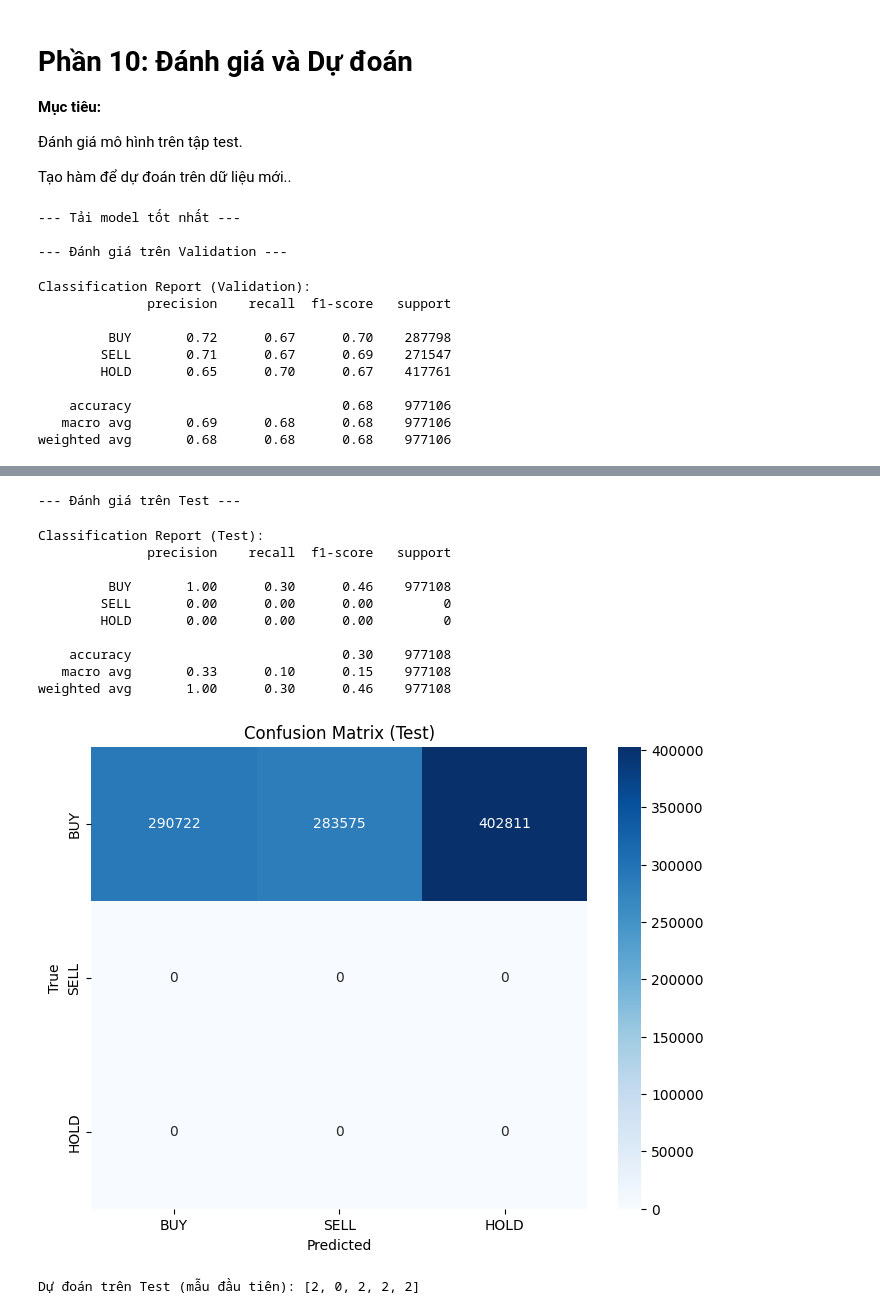
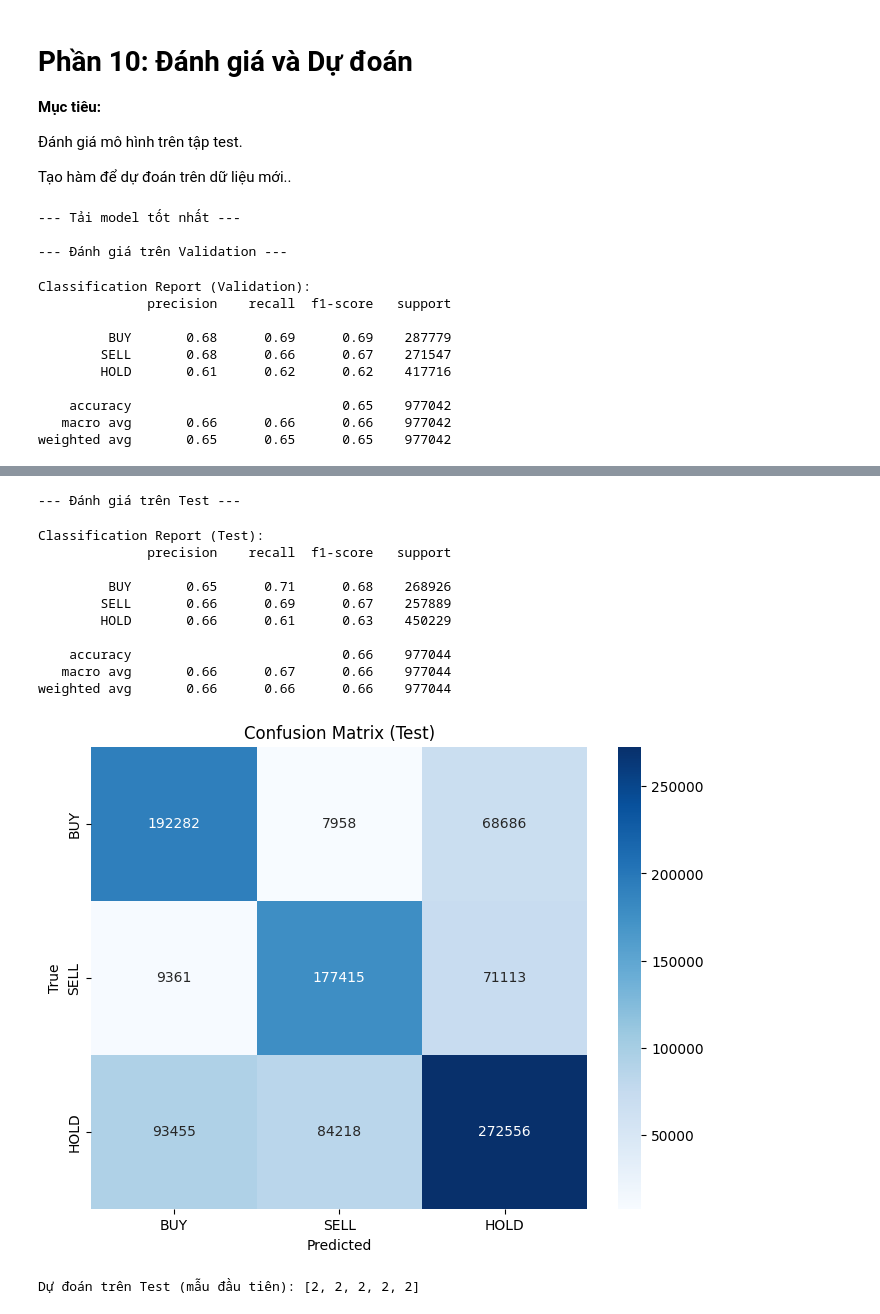
Before and after one commit to CTNone/Trading_xauusd, a Jupyter notebook: All_in_one.ipynb, the cells around one changed output, grey strips where cells are left out. Cells and saved outputs as stored; diff of their text form; code cells hidden in the pictures.

```diff
--- a/All_in_one.ipynb
+++ b/All_in_one.ipynb
@@ -173,7 +182,8 @@ train_labeled = add_labels(train_df)
 val_labeled = add_labels(val_df)
 
 # Tập test không gán nhãn ở bước này để tránh rò rỉ dữ liệu
-test_labeled = test_df.copy()  # Giữ nguyên, sẽ xử lý sau nếu cần
+# test_labeled = test_df.copy()  # Giữ nguyên, sẽ xử lý sau nếu cần
+test_labeled = add_labels(test_df)
 # %% [output]
 --- Gán nhãn cho Train và Validation ---
 Áp dụng hàm add_labels...
@@ -481,7 +500,7 @@ feature_cols = [col for col in feature_cols if col in train_processed.columns]
 print(f"Sử dụng {len(feature_cols)} cột đặc trưng: {feature_cols}")
 
 # Áp dụng chuẩn hóa theo khối
-SEQ_LEN = 64  # Độ dài chuỗi (tương tự bài ví dụ)
+SEQ_LEN = 128  # Độ dài chuỗi
 print("\n--- Áp dụng chuẩn hóa theo khối ---")
 train_final = train_processed.copy()
 val_final = val_processed.copy()
@@ -671,15 +694,17 @@ class TransformerModel(nn.Module):
 # Khởi tạo mô hình
 FEATURE_DIM = len(feature_cols)
 TIME_DIM = 1  # minute_of_day
-SEQ_LEN = 64
-D_MODEL = 64
+SEQ_LEN = 128
+D_MODEL = 32 # 64
 NHEAD = 4
-NUM_LAYERS = 2
-DIM_FEEDFORWARD = 256
-DROPOUT = 0.1
+NUM_LAYERS = 1 # 2
+DIM_FEEDFORWARD = 128 #  256
+DROPOUT = 0.3
 NUM_CLASSES = 3
 
 device = torch.device("cuda" if torch.cuda.is_available() else "cpu")
+if device.type == "cpu":
+    print("Warning: GPU not available, training on CPU will be slow!")
 print(f"Sử dụng thiết bị: {device}")
 
 model = TransformerModel(
@@ -849,6 +1027,8 @@ def evaluate_model(model, loader, dataset_name="Test"):
 
 # Tải model tốt nhất
 print("\n--- Tải model tốt nhất ---")
+# SAVE_PATH = '/kaggle/input/best-model2-pth/best_model.pth'
+SAVE_PATH ='/kaggle/working/best_model.pth'
 model.load_state_dict(torch.load(SAVE_PATH))
 model.to(device)
 
@@ -881,10 +1061,10 @@ print("\nDự đoán trên Test (mẫu đầu tiên):", test_predictions[:5])
 Classification Report (Validation):
               precision    recall  f1-score   support
 
-         BUY       0.72      0.67      0.70    287798
-        SELL       0.71      0.67      0.69    271547
-        HOLD       0.65      0.70      0.67    417761
+         BUY       0.68      0.69      0.69    287779
+        SELL       0.68      0.66      0.67    271547
+        HOLD       0.61      0.62      0.62    417716
 
-    accuracy                           0.68    977106
-   macro avg       0.69      0.68      0.68    977106
-weighted avg       0.68      0.68      0.68    977106
+    accuracy                           0.65    977042
+   macro avg       0.66      0.66      0.66    977042
+weighted avg       0.65      0.65      0.65    977042
@@ -892,13 +1072,13 @@ weighted avg       0.68      0.68      0.68    977106
 --- Đánh giá trên Test ---
 Classification Report (Test):
               precision    recall  f1-score   support
 
-         BUY       1.00      0.30      0.46    977108
-        SELL       0.00      0.00      0.00         0
-        HOLD       0.00      0.00      0.00         0
+         BUY       0.65      0.71      0.68    268926
+        SELL       0.66      0.69      0.67    257889
+        HOLD       0.66      0.61      0.63    450229
 
-    accuracy                           0.30    977108
-   macro avg       0.33      0.10      0.15    977108
-weighted avg       1.00      0.30      0.46    977108
+    accuracy                           0.66    977044
+   macro avg       0.66      0.67      0.66    977044
+weighted avg       0.66      0.66      0.66    977044
-[figure, old version]
+[figure, new version]
-Dự đoán trên Test (mẫu đầu tiên): [2, 0, 2, 2, 2]
+Dự đoán trên Test (mẫu đầu tiên): [2, 2, 2, 2, 2]
```
Also changed, not shown: parts of 14 cells of this notebook, 7 other files.
